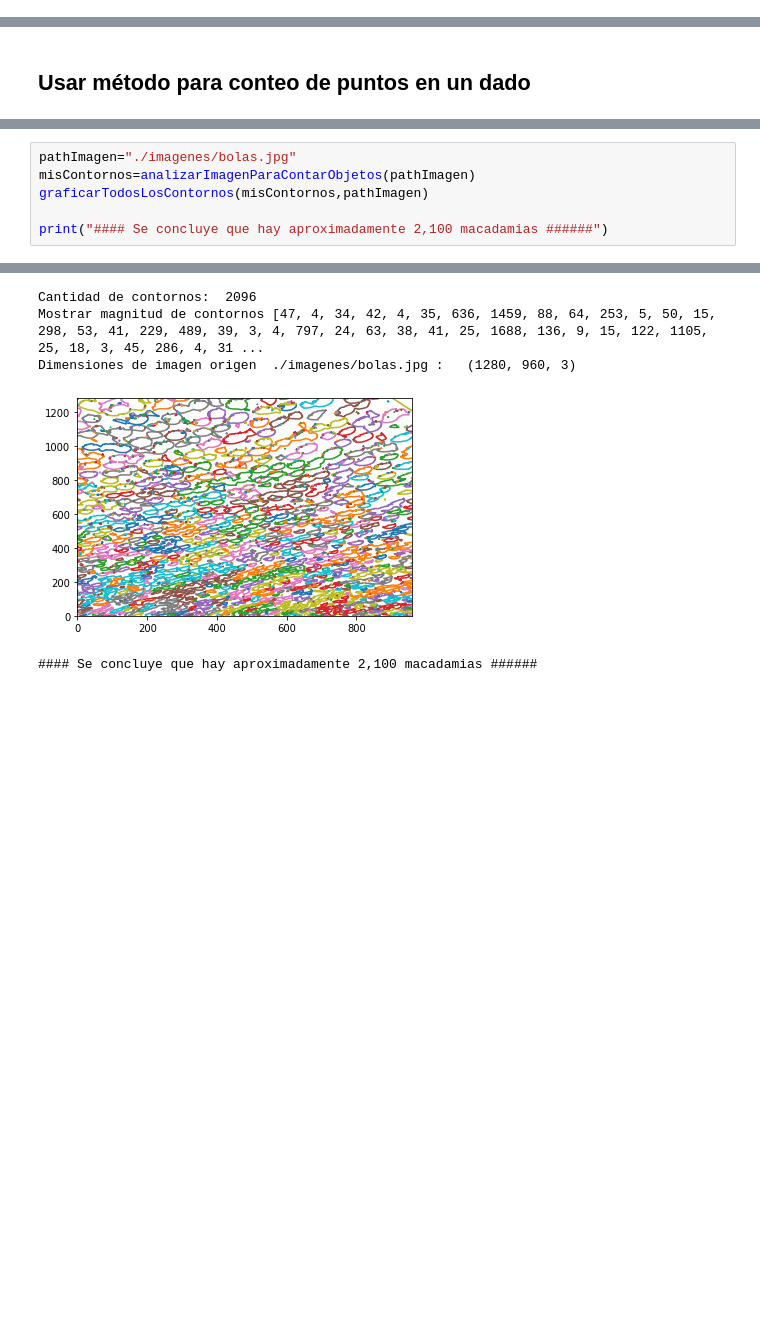
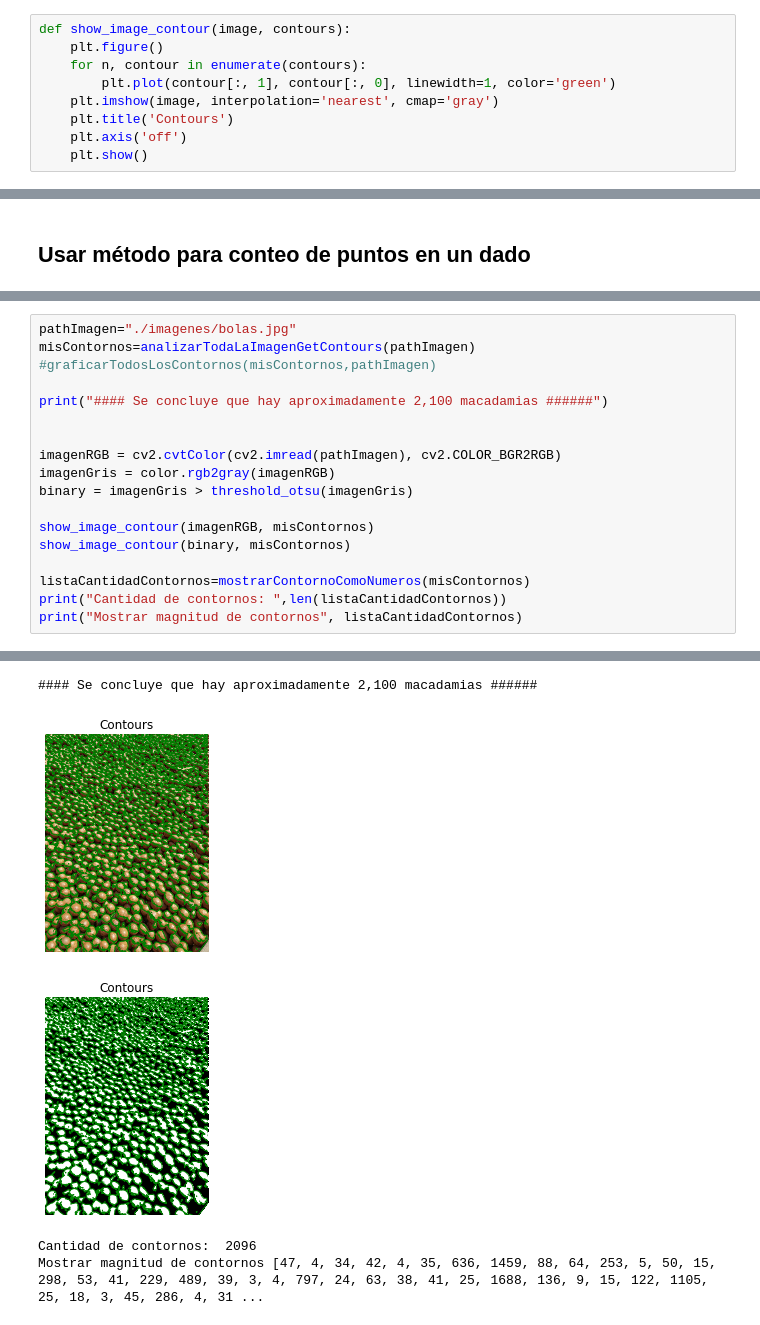
Before and after one commit to epinedaWorks/ProcesadoDeImagenes, a Jupyter notebook: ProcesamientoDeImagenesParte3.ipynb, the cells around one changed output, grey strips where cells are left out. Drawn from its saved outputs; the diff is of its cells as text; blank space fills up the shorter version.

Commit message:
Para el Note3, se agrega funcion de contornos de Datacamp, muy optimizada.

```diff
--- a/ProcesamientoDeImagenesParte3.ipynb
+++ b/ProcesamientoDeImagenesParte3.ipynb
@@ -73,3 +75,12 @@ def plot_comparison(original, filtered, title_filtered):
+# %%
+def show_image_contour(image, contours):
+    plt.figure()
+    for n, contour in enumerate(contours):
+        plt.plot(contour[:, 1], contour[:, 0], linewidth=1, color='green')
+    plt.imshow(image, interpolation='nearest', cmap='gray')
+    plt.title('Contours')
+    plt.axis('off')
+    plt.show()
 # %% [markdown]
 ## Analizando coordenadas de una imágen y su manipulación
 Función inpaint: Se utiliza para restaurar imágenes dañadas o deterioradas, para quitar objetos, quitar marcas o logos  seleccionando áreas específicas para reemplazar pixeles "no deseados"
@@ -722,15 +770,27 @@ Contorno  3 : Dimensiones de:  (1331, 2)
 # %%
 pathImagen="./imagenes/bolas.jpg"
-misContornos=analizarImagenParaContarObjetos(pathImagen)
-graficarTodosLosContornos(misContornos,pathImagen)
+misContornos=analizarTodaLaImagenGetContours(pathImagen)
+#graficarTodosLosContornos(misContornos,pathImagen)
 
 print("#### Se concluye que hay aproximadamente 2,100 macadamias ######")
+
+
+imagenRGB = cv2.cvtColor(cv2.imread(pathImagen), cv2.COLOR_BGR2RGB)
+imagenGris = color.rgb2gray(imagenRGB)
+binary = imagenGris > threshold_otsu(imagenGris)
+
+show_image_contour(imagenRGB, misContornos)
+show_image_contour(binary, misContornos)
+
+listaCantidadContornos=mostrarContornoComoNumeros(misContornos)
+print("Cantidad de contornos: ",len(listaCantidadContornos))
+print("Mostrar magnitud de contornos", listaCantidadContornos)
 # %% [output]
 Dimensiones Imagen de Dados:  (1280, 960, 3)
 [figure]
 [figure]
-Cantidad de contornos:  2096
-Mostrar magnitud de contornos [47, 4, 34, 42, 4, 35, 636, 1459, 88, 64, 253, 5, 50, 15, 298, 53, 41, 229, 489, 39, 3, 4, 797, 24, 63, 38, 41, 25, 1688, 136, 9, 15, 122, 1105, 25, 18, 3, 45, 286, 4, 31 ...
-Dimensiones de imagen origen  ./imagenes/bolas.jpg :   (1280, 960, 3)
+#### Se concluye que hay aproximadamente 2,100 macadamias ######
-[figure, old version]
+[figure, new version]
+[figure, added]
-#### Se concluye que hay aproximadamente 2,100 macadamias ######
+Cantidad de contornos:  2096
+Mostrar magnitud de contornos [47, 4, 34, 42, 4, 35, 636, 1459, 88, 64, 253, 5, 50, 15, 298, 53, 41, 229, 489, 39, 3, 4, 797, 24, 63, 38, 41, 25, 1688, 136, 9, 15, 122, 1105, 25, 18, 3, 45, 286, 4, 31 ...
```
Also changed, not shown: parts of 16 cells of this notebook, 2 other files.
